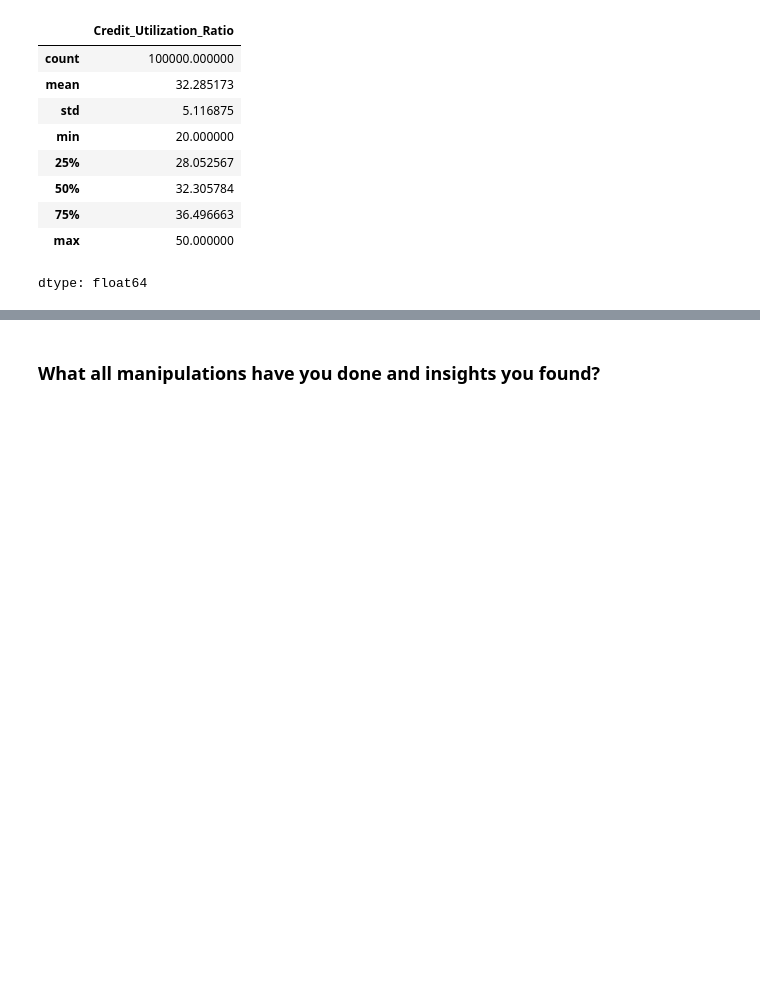
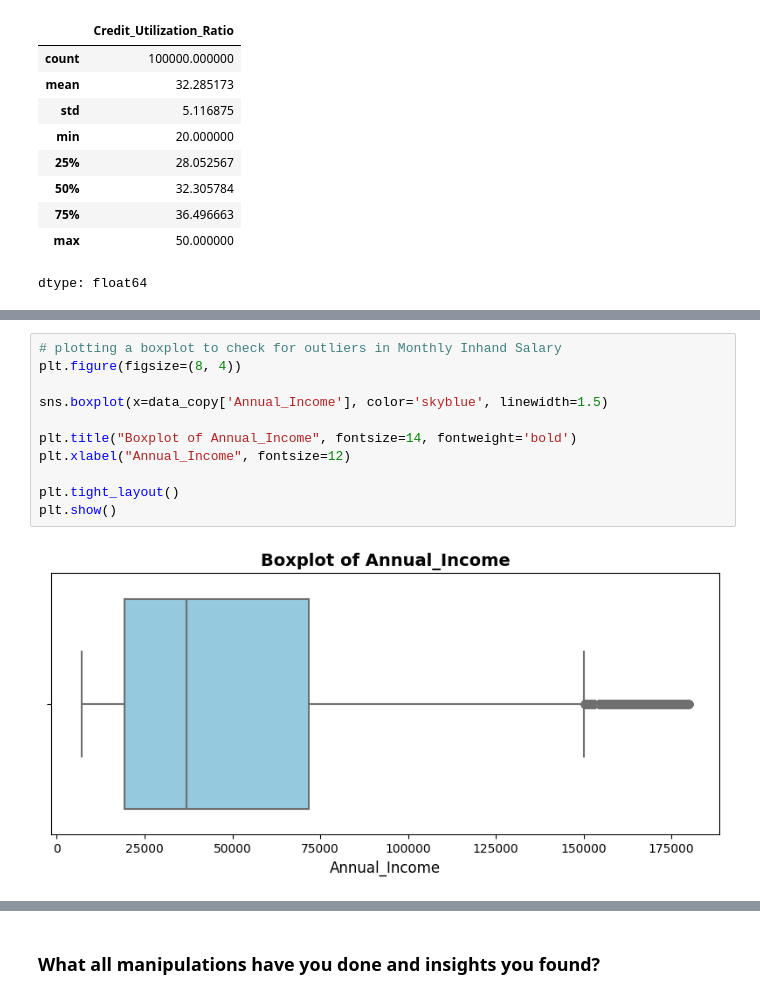
Before and after one commit to Shuvam-2000/Paisa-Bazar-Bank-Fraud-Analysis, a Jupyter notebook: Paisa_Bazar_Bank_Fraud_Analysis.ipynb, the cells around one changed output, grey strips where cells are left out. Drawn from its saved outputs; the diff is of its cells as text; blank space fills up the shorter version.

```diff
--- a/Paisa_Bazar_Bank_Fraud_Analysis.ipynb
+++ b/Paisa_Bazar_Bank_Fraud_Analysis.ipynb
@@ -481,0 +590,13 @@ dtype: float64
+# %%
+# plotting a boxplot to check for outliers in Monthly Inhand Salary
+plt.figure(figsize=(8, 4))
+
+sns.boxplot(x=data_copy['Annual_Income'], color='skyblue', linewidth=1.5)
+
+plt.title("Boxplot of Annual_Income", fontsize=14, fontweight='bold')
+plt.xlabel("Annual_Income", fontsize=12)
+
+plt.tight_layout()
+plt.show()
+# %% [output]
+[figure, added]
```
Also changed, not shown: parts of 44 cells of this notebook.
